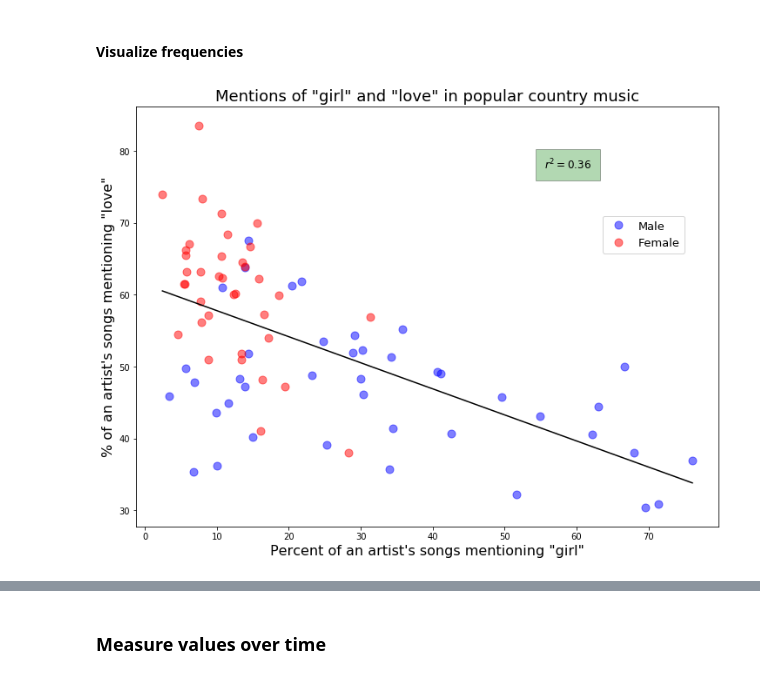
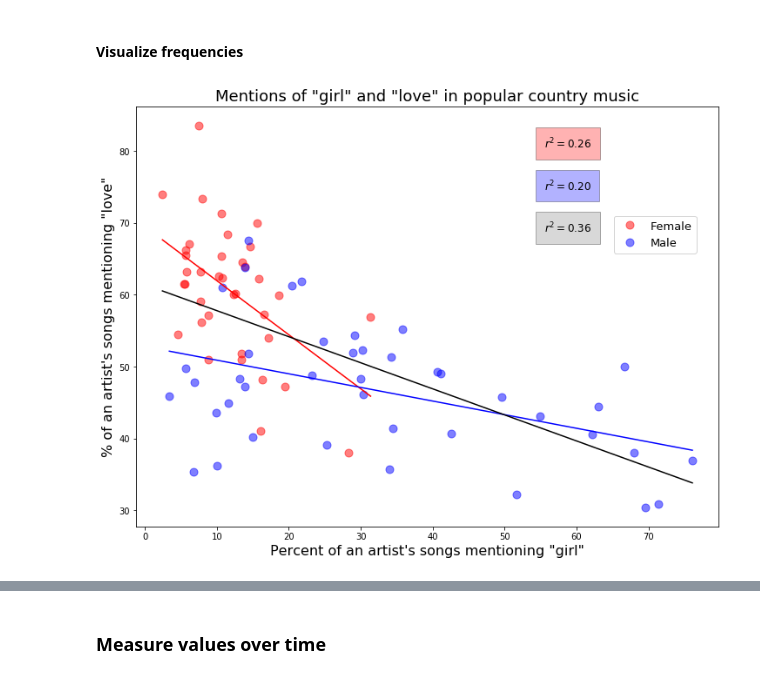
Before and after one commit to johnwmillr/trucks-and-beer, a Jupyter notebook: countryArtists.ipynb, the cells around one changed output, grey strips where cells are left out. Cells and saved outputs as stored; diff of their text form; code cells hidden in the pictures.

```diff
--- a/countryArtists.ipynb
+++ b/countryArtists.ipynb
@@ -26,7 +26,8 @@ artists = list(filter(lambda a:a!={}, artists)) # Deal with empty entries (scrap
 def filterBySongCount(artists, min_count=10):
     for artist in artists:
         if artist != {}:
-            if len(artist['songs']) >= min_count: yield artist
+            num_songs = len(artist['songs'])
+            if (num_songs >= min_count) and (num_songs < 300): yield artist
 
 min_songs = 20
 artists = list(filterBySongCount(artists, min_songs))
@@ -36,10 +37,11 @@ print("You have lyrics from {} artists, with a minimum of {} songs per artist.\n
 
 # Add all song lyrics to a single list
 all_songs = []
-for artist in artists:
+for artist, gender in zip(artists, labels_gender):
     for song in artist['songs']:
-        song['artist'] = artist['artist'] # I forgot to scrape this into the song... :(
+        song['gender'] = gender
         all_songs.append(song)
+
 song_count = len(all_songs)
 print("Database contains {} songs.".format(song_count))
 
@@ -142,54 +145,73 @@ plt.show()
 # %% [markdown]
 #### Visualize frequencies
+# %%
+def fitLine(x, y):
+    A = np.vstack([x, np.ones(len(x))]).T
+    soln = np.linalg.lstsq(A, y, rcond=None)[0]
+
+    # residual sum of squares
+    y_fit = soln[0]*x + soln[1]
+    ss_res = np.sum((y - y_fit)**2) # residuals ?
+    ss_tot = np.sum((y - y.mean())**2) # total sum of squares
+    r2 = round(1 - (ss_res / ss_tot), 3) # r-squared
+
+    return y_fit, x, r2
 # %%
 # Calculate two frequency variables
 f1 = calcTermFreqAcrossArtists(artists, 'girl')
 f2 = calcTermFreqAcrossArtists(artists, 'love')
 x, y = 100*f1['frequency'].values, 100*f2['frequency'].values
 
-# Fit a line
-A = np.vstack([x, np.ones(len(x))]).T
-soln = np.linalg.lstsq(A,y,rcond=None)[0]
-t = np.linspace(np.min(x),np.max(x))
-fit = soln[0]*t + soln[1]
-
-# residual sum of squares
-y_fit = soln[0]*x + soln[1]
-ss_res = np.sum((y - y_fit) ** 2)
-# total sum of squares
-ss_tot = np.sum((y - np.mean(y)) ** 2)
-# r-squared
-r2 = round(1 - (ss_res / ss_tot),3)
-
 FS,ms,fs = 12, 9, 16
 fig = plt.figure(figsize=(FS,FS));
 ax = fig.add_subplot(111, aspect='equal')
 
 # Mask the data by gender
-include_zeros = 1
-if not include_zeros:
+include_zeros = 0
+if include_zeros:
+    mask_not_zero = np.array([True] * len(x))
+else:
     mask_not_zero = (x > 0) * (y > 0)
-else:
-    mask_not_zero = np.array([True] * len(x))
+#     mask_not_zero = y<25
 mask_male   = [artist['gender']=='male'   for artist in artists] * mask_not_zero
 mask_female = [artist['gender']=='female' for artist in artists] * mask_not_zero
 
-ax.plot(x[mask_male],  y[mask_male],  'bo',markersize=ms,alpha=0.5)
-ax.plot(x[mask_female],y[mask_female],'ro',markersize=ms,alpha=0.5)
+# Plot the data
+ax.plot(x[mask_female], y[mask_female], 'ro', markersize=ms, alpha=0.5)
+ax.plot(x[mask_male],   y[mask_male],   'bo', markersize=ms, alpha=0.5)
 
-ax.plot(t,fit,'k')
+# Fit lines to the two classes
+R2 = []
+for mask, c in zip([mask_female, mask_male, mask_not_zero],['r','b','k']):
+    y_fit, t, r2 = fitLine(x[mask], y[mask])
+    R2.append(r2)
+
+    # Plot the fitted lines
+    i,j = np.argmin(t), np.argmax(t)
+    ax.plot(t[[i,j]], y_fit[[i,j]], c)
+
+#     # Linear regression
+#     years, counts = x[mask], y[mask]
+#     counts = [x for _, x in sorted(zip(years, counts), key=lambda pair: pair[0])]
+#     years.sort()
+#     fit_fn = np.poly1d(np.polyfit(years, counts, 1))
+#     ax.plot(years, fit_fn(years), 'k-')
+
+# add text to the plot
 ax.set_xlabel('Percent of an artist\'s songs mentioning "{}"'.format(f1.term),fontsize=fs)
 ax.set_ylabel('% of an artist\'s songs mentioning "{}"'.format(f2.term),fontsize=fs);
 ax.set_title('Mentions of "{}" and "{}" in popular country music'.format(f1.term, f2.term), fontsize=fs+2)
-
-# add text to the plot
-ax.annotate(r'$r^2={}$'.format(r2), style='italic', fontsize=fs-4,
-        bbox={'facecolor':'green', 'alpha':0.3, 'pad':10}, xycoords='axes fraction', xy=(0.70, 0.85)),
-ax.legend(['Male','Female'],loc=(.80,.65),fontsize=13);
+ax.annotate(r'$r^2={:0.2f}$'.format(R2[0]), style='italic', fontsize=fs-4,
+        bbox={'facecolor':'red', 'alpha':0.3, 'pad':10}, xycoords='axes fraction', xy=(0.70, 0.90)),
+ax.annotate(r'$r^2={:0.2f}$'.format(R2[1]), style='italic', fontsize=fs-4,
+        bbox={'facecolor':'blue', 'alpha':0.3, 'pad':10}, xycoords='axes fraction', xy=(0.70, 0.80)),
+ax.annotate(r'$r^2={:0.2f}$'.format(R2[2]), style='italic', fontsize=fs-4,
+        bbox={'facecolor':'gray', 'alpha':0.3, 'pad':10}, xycoords='axes fraction', xy=(0.70, 0.70)),
+ax.legend(['Female','Male'],loc=(.82,.65),fontsize=13);
 plt.savefig('./figures/FreqPlot_{}_and_{}.png'.format(f1.term,f2.term),bbox_inches='tight')
 plt.show()
 # %% [output]
-[figure, old version]
+[figure, new version]
 # %% [markdown]
 #### Notes
 It really should be an automated process to find the features that best split on gender.
```
Also changed, not shown: parts of 22 cells of this notebook.
